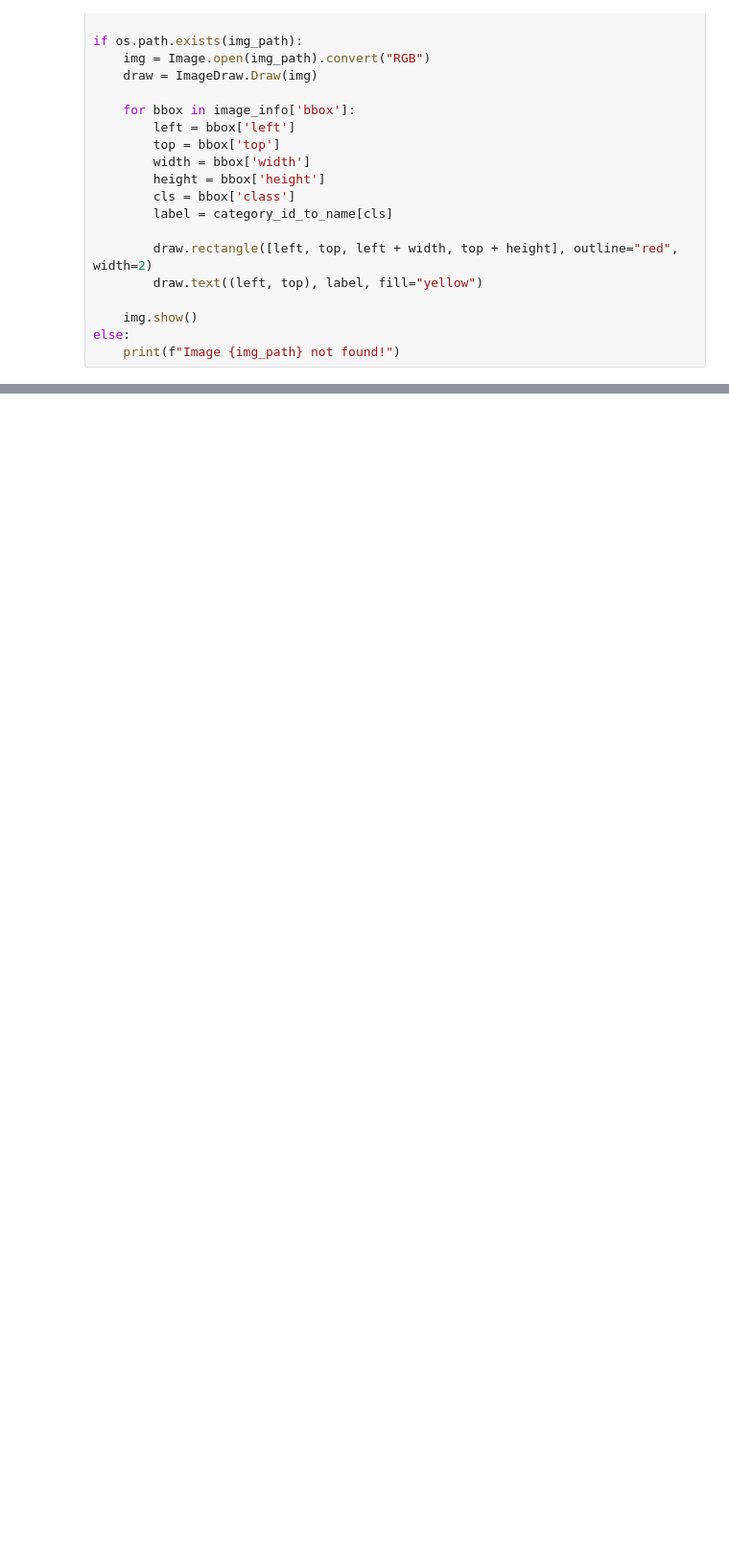
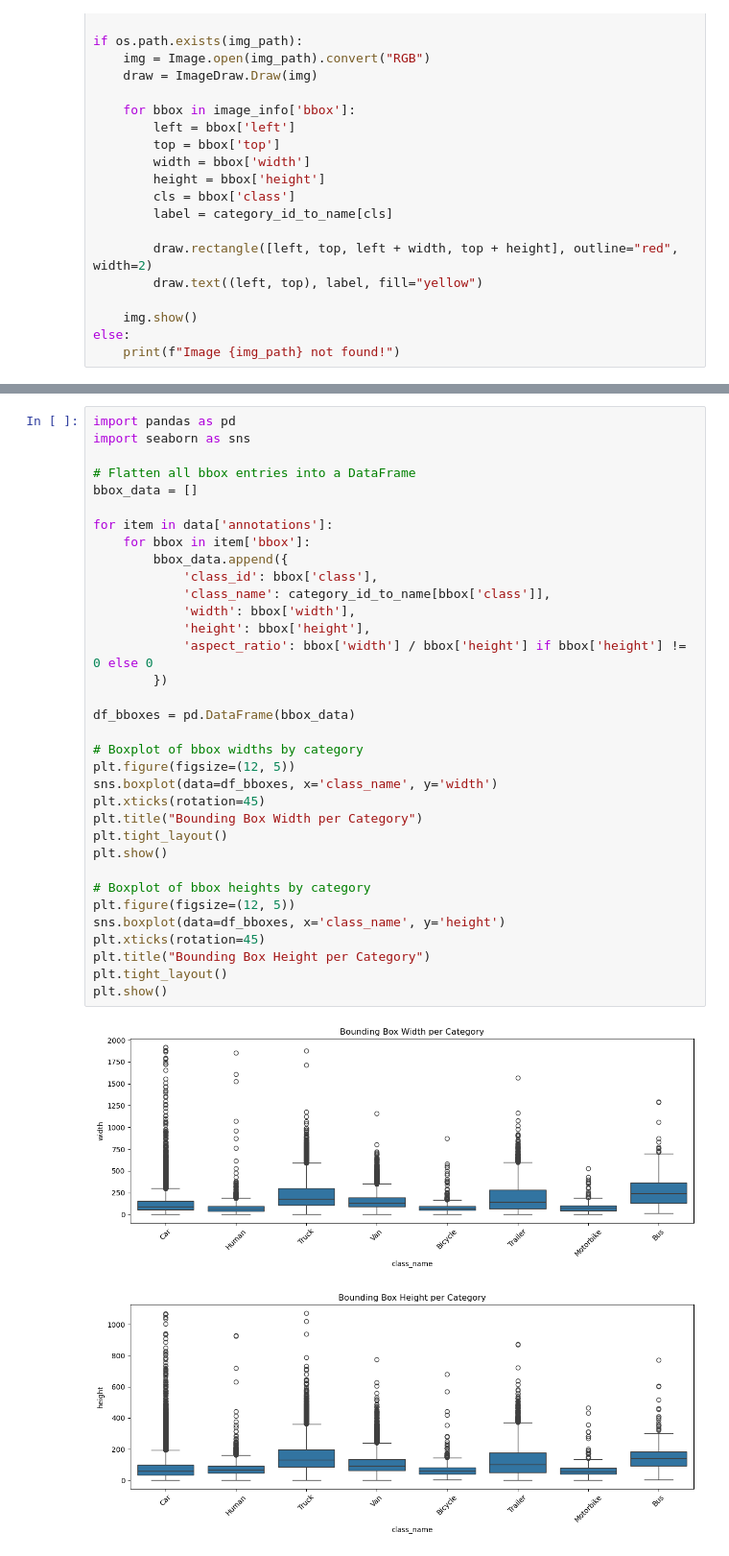
Before and after one commit to delfin-b/725-A2, a Jupyter notebook: EDA.ipynb, the cells around one changed output, grey strips where cells are left out. Shown: that part at 96% size. Saved outputs shown, nothing was run; the diff lists cells and outputs as text; blank space fills up the shorter version.

```diff
--- a/EDA.ipynb
+++ b/EDA.ipynb
@@ -118,0 +142,37 @@ else:
+# %%
+import pandas as pd
+import seaborn as sns
+
+# Flatten all bbox entries into a DataFrame
+bbox_data = []
+
+for item in data['annotations']:
+    for bbox in item['bbox']:
+        bbox_data.append({
+            'class_id': bbox['class'],
+            'class_name': category_id_to_name[bbox['class']],
+            'width': bbox['width'],
+            'height': bbox['height'],
+            'aspect_ratio': bbox['width'] / bbox['height'] if bbox['height'] != 0 else 0
+        })
+
+df_bboxes = pd.DataFrame(bbox_data)
+
+# Boxplot of bbox widths by category
+plt.figure(figsize=(12, 5))
+sns.boxplot(data=df_bboxes, x='class_name', y='width')
+plt.xticks(rotation=45)
+plt.title("Bounding Box Width per Category")
+plt.tight_layout()
+plt.show()
+
+# Boxplot of bbox heights by category
+plt.figure(figsize=(12, 5))
+sns.boxplot(data=df_bboxes, x='class_name', y='height')
+plt.xticks(rotation=45)
+plt.title("Bounding Box Height per Category")
+plt.tight_layout()
+plt.show()
+# %% [output]
+[figure, added]
+[figure, added]
```
Also changed, not shown: parts of 18 cells of this notebook, 9 other files.
